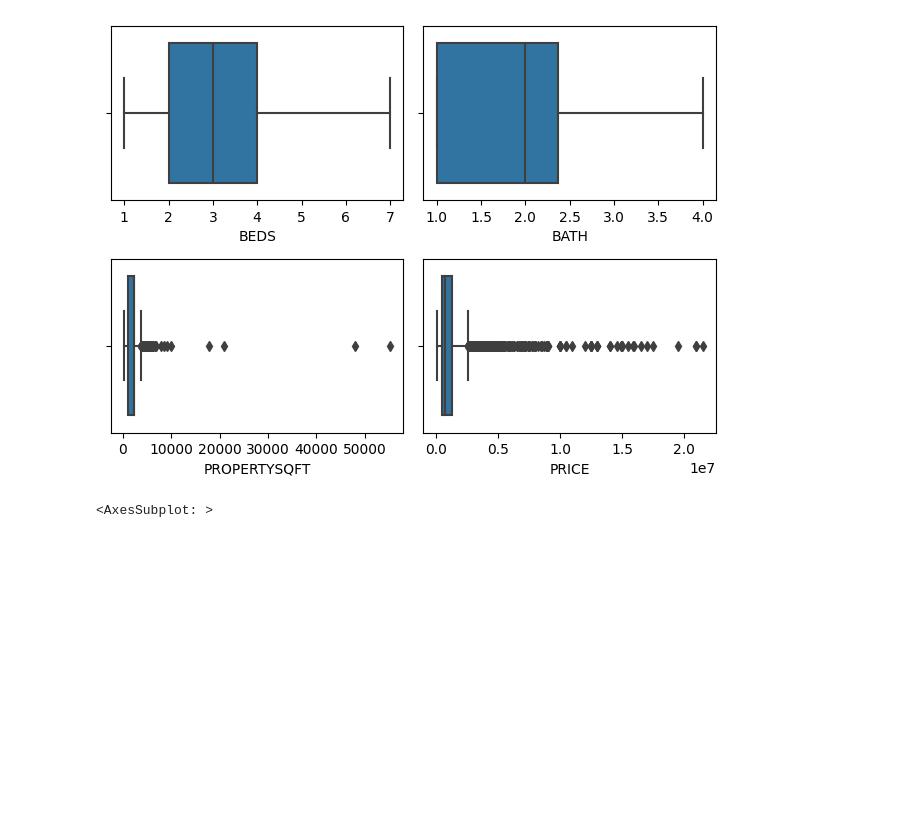
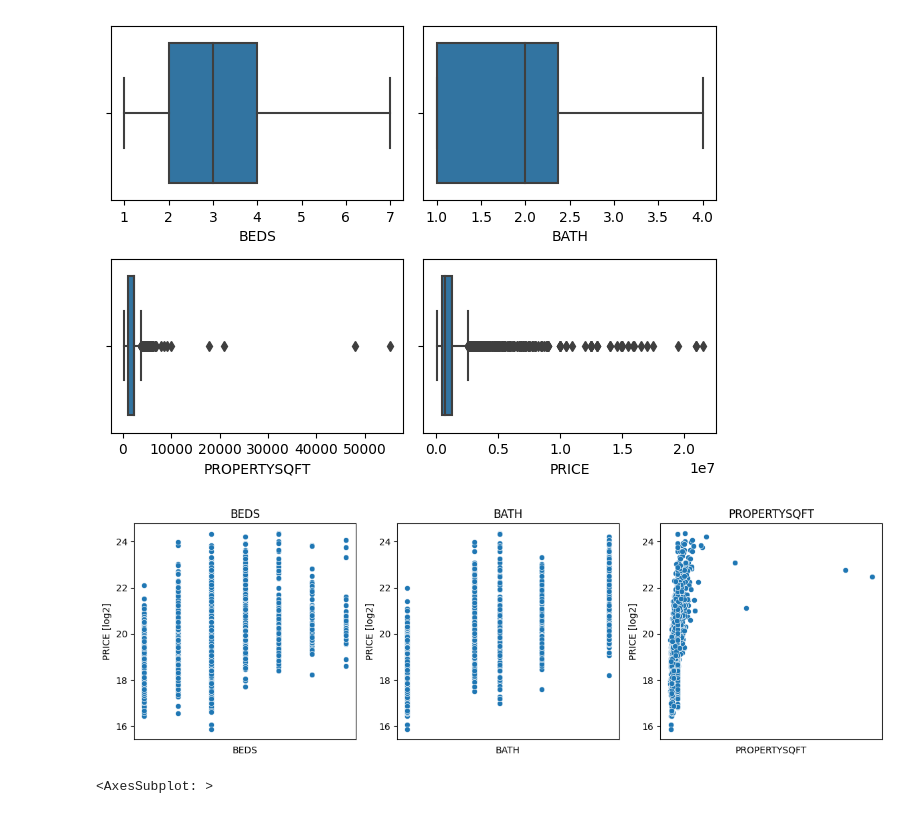
Before and after one commit to FlorekPawel/ML_Project_1, a Jupyter notebook: notebooks/ml_ny_houses.ipynb, the cells around one changed output. Cells and saved outputs as stored; diff of their text form; code cells hidden in the pictures; blank space fills up the shorter version.

```diff
--- a/notebooks/ml_ny_houses.ipynb
+++ b/notebooks/ml_ny_houses.ipynb
@@ -206,6 +190,21 @@ plt.tight_layout()
 plt.show()
 # %% [output]
 [figure]
+# %%
+#Florini opisz pls
+fig, axes = plt.subplots(1,3, figsize=(12, 4))
+axes = axes.flatten()
+
+for i, col in enumerate(df_num.columns[df_num.columns != "PRICE"]):
+    sns.scatterplot(data=df_num, x= col, y= np.log2(df_num["PRICE"]), ax= axes[i])
+    axes[i].set_title(col)
+    axes[i].set_xticks([])
+    axes[i].set_ylabel("PRICE [log2]")
+
+plt.tight_layout()
+plt.show()
+# %% [output]
+[figure, added]
 # %%
 # korelacja danych numerycznych
 sns.heatmap(df_learning.corr(), annot=True, cmap="YlGnBu")
```
Also changed, not shown: parts of 1 cell of this notebook.
